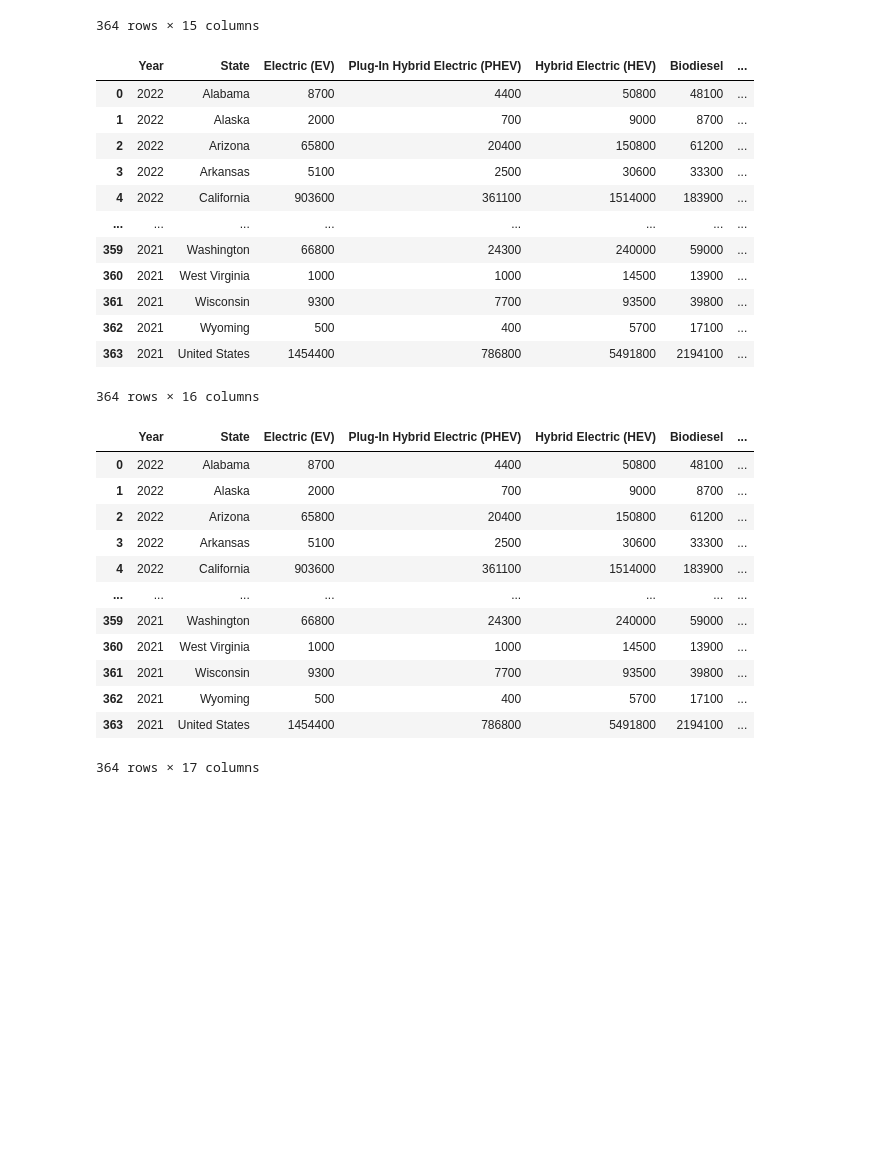
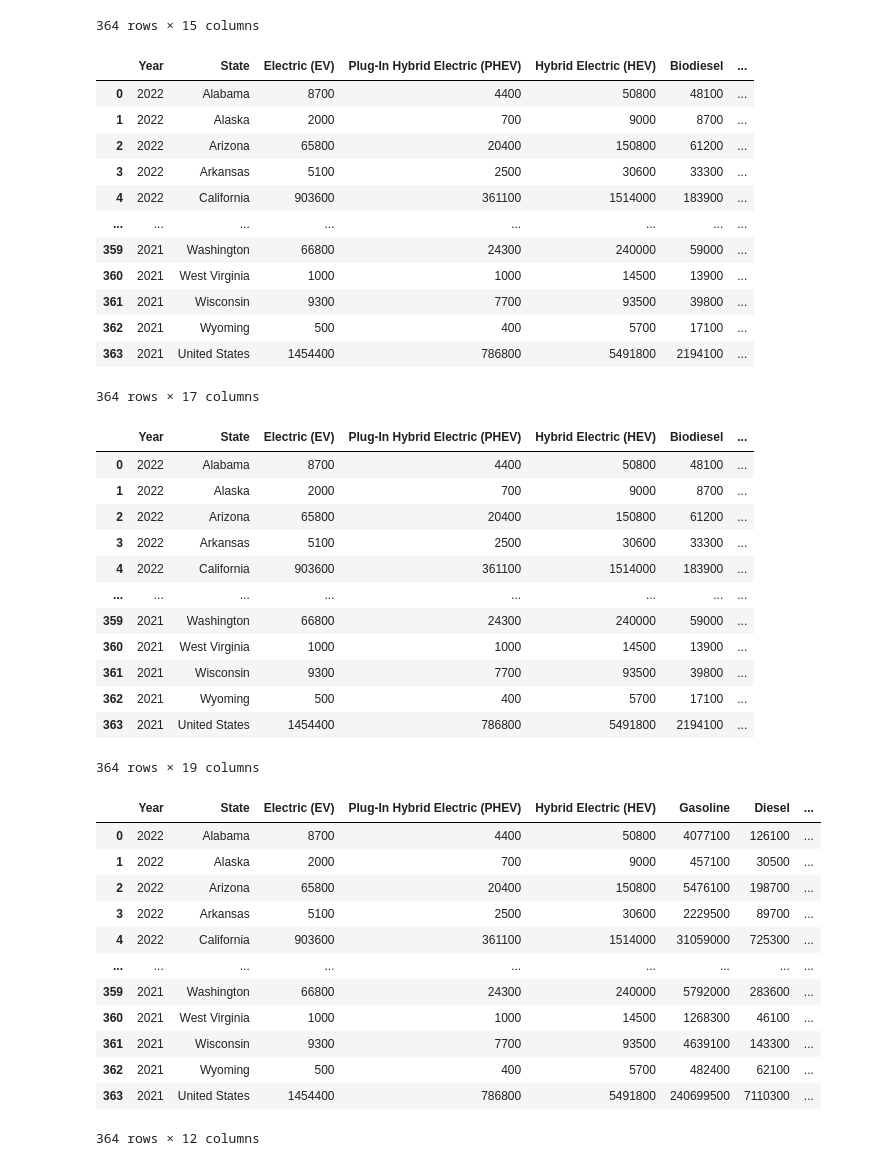
Before and after one commit to MrGoots/ETL_Python_Analysis, a Jupyter notebook: Registration_Files/output/BETA_DataFrame.ipynb, the cells around one changed output. Cells and saved outputs as stored; diff of their text form; code cells hidden in the pictures; blank space fills up the shorter version.

```diff
--- a/Registration_Files/output/BETA_DataFrame.ipynb
+++ b/Registration_Files/output/BETA_DataFrame.ipynb
@@ -74,9 +77,14 @@ registration_data_df
 | 363 | 2021 | United States | 1454400 | 786800 | 5491800 | 2194100 | ... |
 364 rows × 15 columns
 # %%
+# Add new columns for registration rate
 registration_data_df["Total EV Registrations"] = registration_data_df[['Electric (EV)',
     'Plug-In Hybrid Electric (PHEV)',
     'Hybrid Electric (HEV)']].sum(axis=1)
+
+registration_data_df["Total Gasoline/Diesel Registrations"] = registration_data_df[['Gasoline',
+    'Diesel']].sum(axis=1)
+
 registration_data_df
 # %% [output]
 |  | Year | State | Electric (EV) | Plug-In Hybrid Electric (PHEV) | Hybrid Electric (HEV) | Biodiesel | ... |
@@ -91,10 +99,11 @@ registration_data_df
 | 361 | 2021 | Wisconsin | 9300 | 7700 | 93500 | 39800 | ... |
 | 362 | 2021 | Wyoming | 500 | 400 | 5700 | 17100 | ... |
 | 363 | 2021 | United States | 1454400 | 786800 | 5491800 | 2194100 | ... |
-364 rows × 16 columns
+364 rows × 17 columns
 # %%
+# Add new columns for final rate
 registration_data_df["EV Registration Rate %"] = registration_data_df['Total EV Registrations'] / registration_data_df['Total Registrations'] * 100
-# registration_data_df.style.format({"EV Registration Rate %": "{:.1%}"})
+registration_data_df["Gas/Diesel Registration Rate %"] = registration_data_df['Total Gasoline/Diesel Registrations'] / registration_data_df['Total Registrations'] * 100
 
 registration_data_df
 # %% [output]
@@ -110,4 +119,35 @@ registration_data_df
 | 361 | 2021 | Wisconsin | 9300 | 7700 | 93500 | 39800 | ... |
 | 362 | 2021 | Wyoming | 500 | 400 | 5700 | 17100 | ... |
 | 363 | 2021 | United States | 1454400 | 786800 | 5491800 | 2194100 | ... |
-364 rows × 17 columns
+364 rows × 19 columns
+# %%
+#truncated headers
+reduced_registration_data_df = registration_data_df[[
+    "Year",
+    "State",
+    "Electric (EV)",
+    "Plug-In Hybrid Electric (PHEV)",
+    "Hybrid Electric (HEV)",
+    "Gasoline",
+    "Diesel",
+    "Total Registrations",
+    "Total EV Registrations",
+    "Total Gasoline/Diesel Registrations",
+    "EV Registration Rate %",
+    "Gas/Diesel Registration Rate %"]]
+
+reduced_registration_data_df
+# %% [output]
+|  | Year | State | Electric (EV) | Plug-In Hybrid Electric (PHEV) | Hybrid Electric (HEV) | Gasoline | Diesel | ... |
+| 0 | 2022 | Alabama | 8700 | 4400 | 50800 | 4077100 | 126100 | ... |
+| 1 | 2022 | Alaska | 2000 | 700 | 9000 | 457100 | 30500 | ... |
+| 2 | 2022 | Arizona | 65800 | 20400 | 150800 | 5476100 | 198700 | ... |
+| 3 | 2022 | Arkansas | 5100 | 2500 | 30600 | 2229500 | 89700 | ... |
+| 4 | 2022 | California | 903600 | 361100 | 1514000 | 31059000 | 725300 | ... |
+| ... | ... | ... | ... | ... | ... | ... | ... | ... |
+| 359 | 2021 | Washington | 66800 | 24300 | 240000 | 5792000 | 283600 | ... |
+| 360 | 2021 | West Virginia | 1000 | 1000 | 14500 | 1268300 | 46100 | ... |
+| 361 | 2021 | Wisconsin | 9300 | 7700 | 93500 | 4639100 | 143300 | ... |
+| 362 | 2021 | Wyoming | 500 | 400 | 5700 | 482400 | 62100 | ... |
+| 363 | 2021 | United States | 1454400 | 786800 | 5491800 | 240699500 | 7110300 | ... |
+364 rows × 12 columns
```
Also changed, not shown: parts of 7 cells of this notebook.
